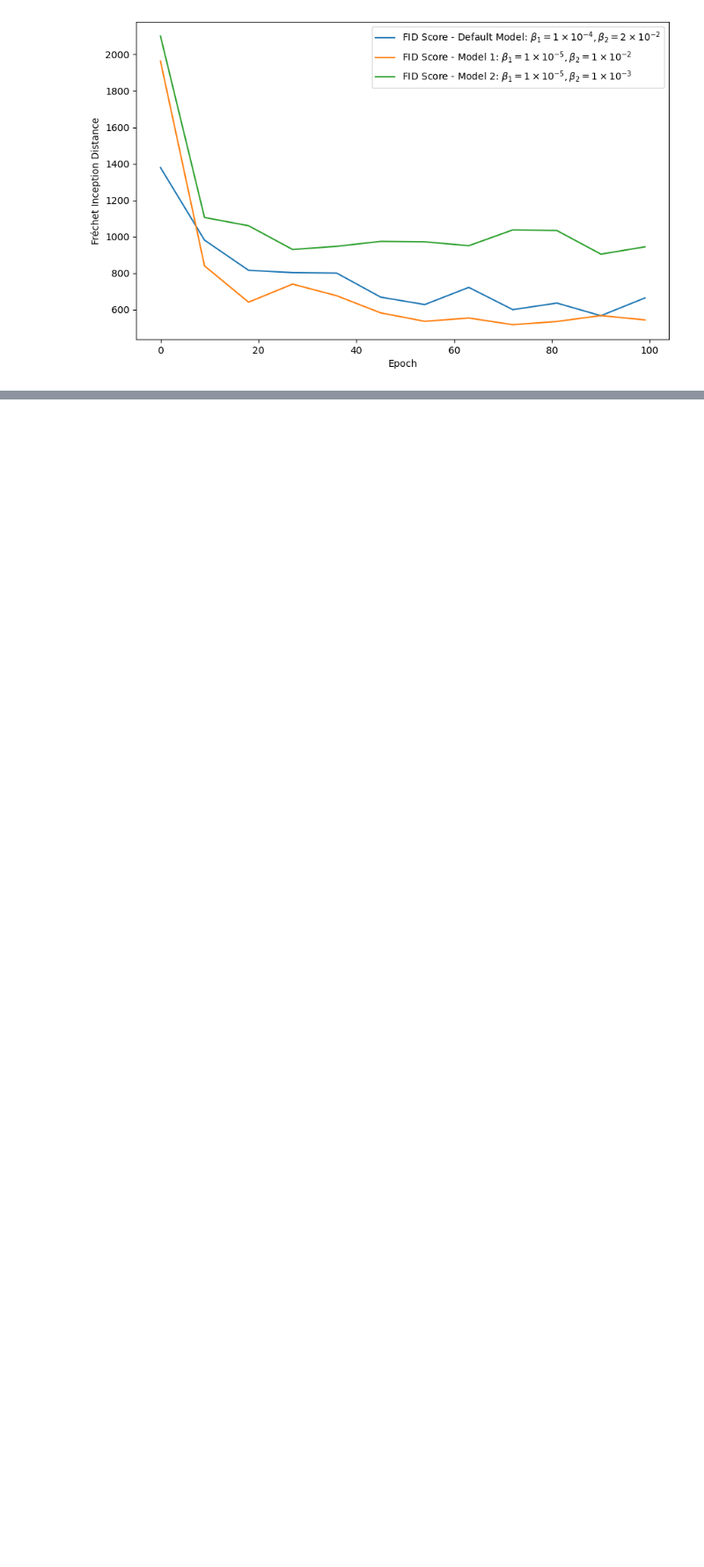
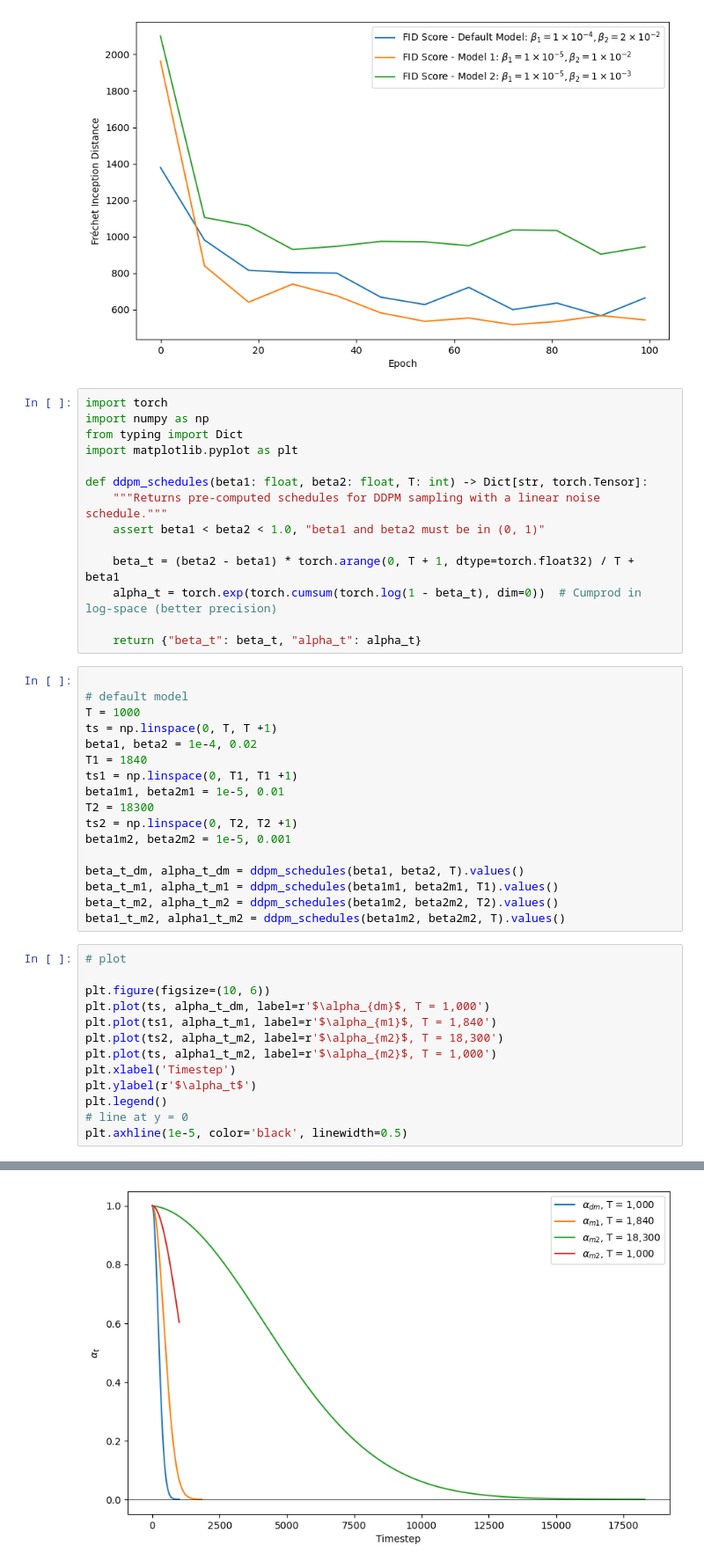
Before and after one commit to MaxTalberg/Diffusion-Model, a Jupyter notebook: model_data/plot_model_data.ipynb, the cells around one changed output, grey strips where cells are left out. Shown at 88% size. Cells and saved outputs as stored; diff of their text form; blank space fills up the shorter version.

Commit message:
Restored plot_model_data.ipynb to 7d29c3b0

```diff
--- a/model_data/plot_model_data.ipynb
+++ b/model_data/plot_model_data.ipynb
@@ -75,3 +75,48 @@ plt.legend()
 plt.show()
 # %% [output]
 [figure]
+# %%
+import torch
+import numpy as np
+from typing import Dict
+import matplotlib.pyplot as plt
+
+def ddpm_schedules(beta1: float, beta2: float, T: int) -> Dict[str, torch.Tensor]:
+    """Returns pre-computed schedules for DDPM sampling with a linear noise schedule."""
+    assert beta1 < beta2 < 1.0, "beta1 and beta2 must be in (0, 1)"
+
+    beta_t = (beta2 - beta1) * torch.arange(0, T + 1, dtype=torch.float32) / T + beta1
+    alpha_t = torch.exp(torch.cumsum(torch.log(1 - beta_t), dim=0))  # Cumprod in log-space (better precision)
+
+    return {"beta_t": beta_t, "alpha_t": alpha_t}
+# %%
+
+# default model
+T = 1000
+ts = np.linspace(0, T, T +1)
+beta1, beta2 = 1e-4, 0.02
+T1 = 1840
+ts1 = np.linspace(0, T1, T1 +1)
+beta1m1, beta2m1 = 1e-5, 0.01
+T2 = 18300
+ts2 = np.linspace(0, T2, T2 +1)
+beta1m2, beta2m2 = 1e-5, 0.001
+
+beta_t_dm, alpha_t_dm = ddpm_schedules(beta1, beta2, T).values()
+beta_t_m1, alpha_t_m1 = ddpm_schedules(beta1m1, beta2m1, T1).values()
+beta_t_m2, alpha_t_m2 = ddpm_schedules(beta1m2, beta2m2, T2).values()
+beta1_t_m2, alpha1_t_m2 = ddpm_schedules(beta1m2, beta2m2, T).values()
+# %%
+# plot
+
+plt.figure(figsize=(10, 6))
+plt.plot(ts, alpha_t_dm, label=r'$\alpha_{dm}$, T = 1,000')
+plt.plot(ts1, alpha_t_m1, label=r'$\alpha_{m1}$, T = 1,840')
+plt.plot(ts2, alpha_t_m2, label=r'$\alpha_{m2}$, T = 18,300')
+plt.plot(ts, alpha1_t_m2, label=r'$\alpha_{m2}$, T = 1,000')
+plt.xlabel('Timestep')
+plt.ylabel(r'$\alpha_t$')
+plt.legend()
+# line at y = 0
+plt.axhline(1e-5, color='black', linewidth=0.5)
+# %% [output]
@@ -77,0 +124 @@ plt.show()
+[figure, added]
```
Also changed, not shown: parts of 7 cells of this notebook.
